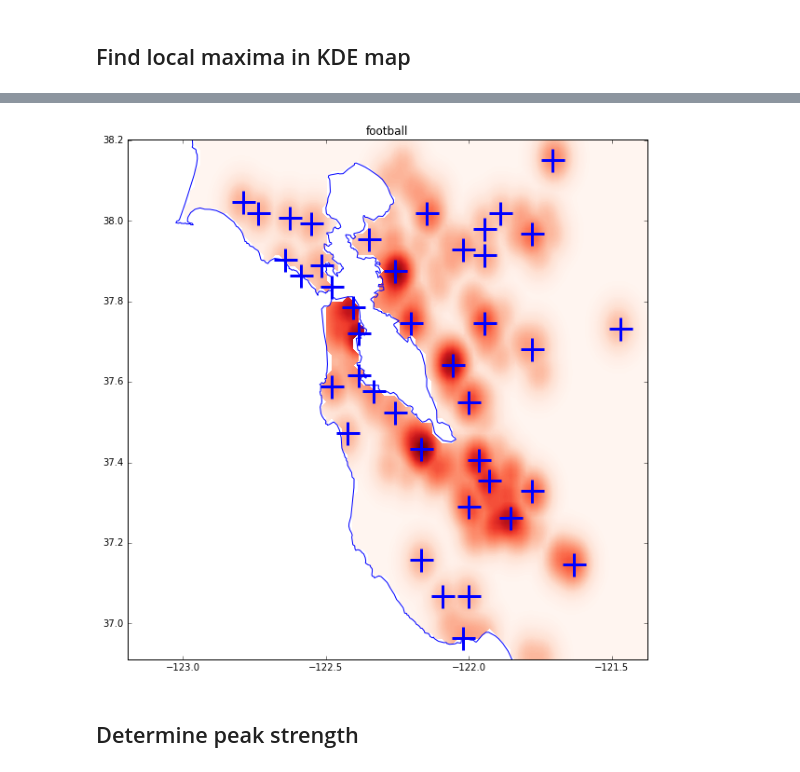
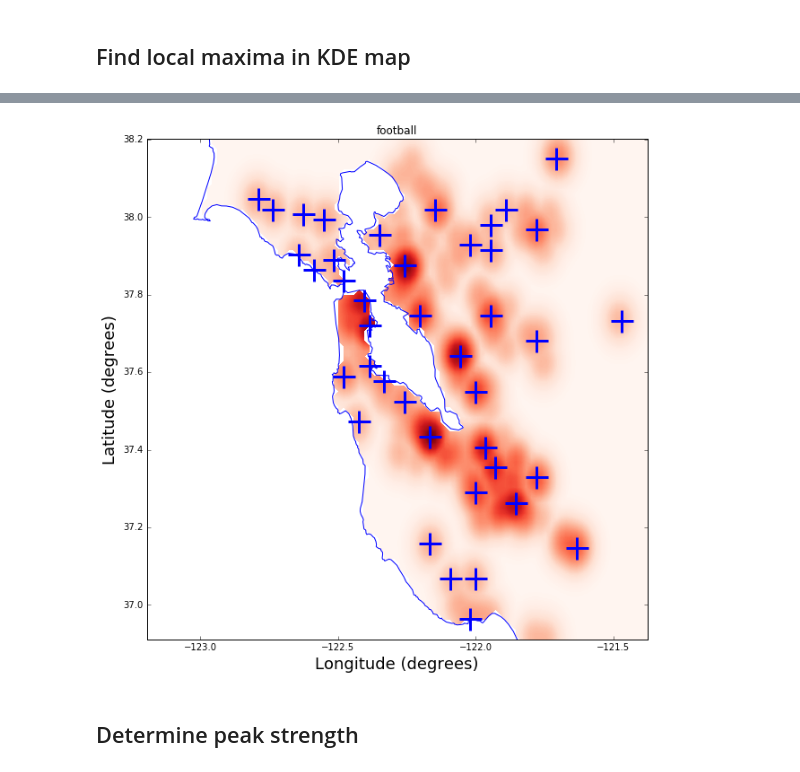
Before and after one commit to cleipski/Insight-Project, a Jupyter notebook: TargAd_how_it_works.ipynb, the cells around one changed output, grey strips where cells are left out. Drawn from its saved outputs; the diff is of its cells as text; code cells hidden in the pictures.

```diff
--- a/TargAd_how_it_works.ipynb
+++ b/TargAd_how_it_works.ipynb
@@ -350,26 +350,28 @@ Number of Maxima:  41
 # %%
 # create figure
 fig, ax = plt.subplots(figsize=(10, 10))
 # plot CA outline
 plt.plot(x_coords,y_coords)
 # plot KDE map
 Z_new = np.power(Z/np.nanmax(Z),1/6)
 levels = np.linspace(0,np.nanmax(Z_new), 150)
 plt.contourf(X, Y, Z_new, levels=levels, cmap=plt.cm.Reds)
 # plot maxima
 plt.plot(xy_maxima[:, 0], xy_maxima[:, 1],'+',
          markersize=25,markeredgewidth=3,markeredgecolor='b')
 plt.xlim(limit_lng[0],limit_lng[1])
 plt.ylim(limit_lat[0],limit_lat[1])
+plt.xlabel('Longitude (degrees)', fontsize=18)
+plt.ylabel('Latitude (degrees)', fontsize=18)
 #
 plt.title(keyword)
 #
 # outname = os.path.join('img/kde_peaks.png')
 # plt.savefig(outname,bbox_inches='tight')
 
 plt.show()
 # %% [output]
-[figure, old version]
+[figure, new version]
 # %% [markdown]
 ## Determine peak strength
 # %% [markdown]
```
Also changed, not shown: parts of 9 cells of this notebook.
